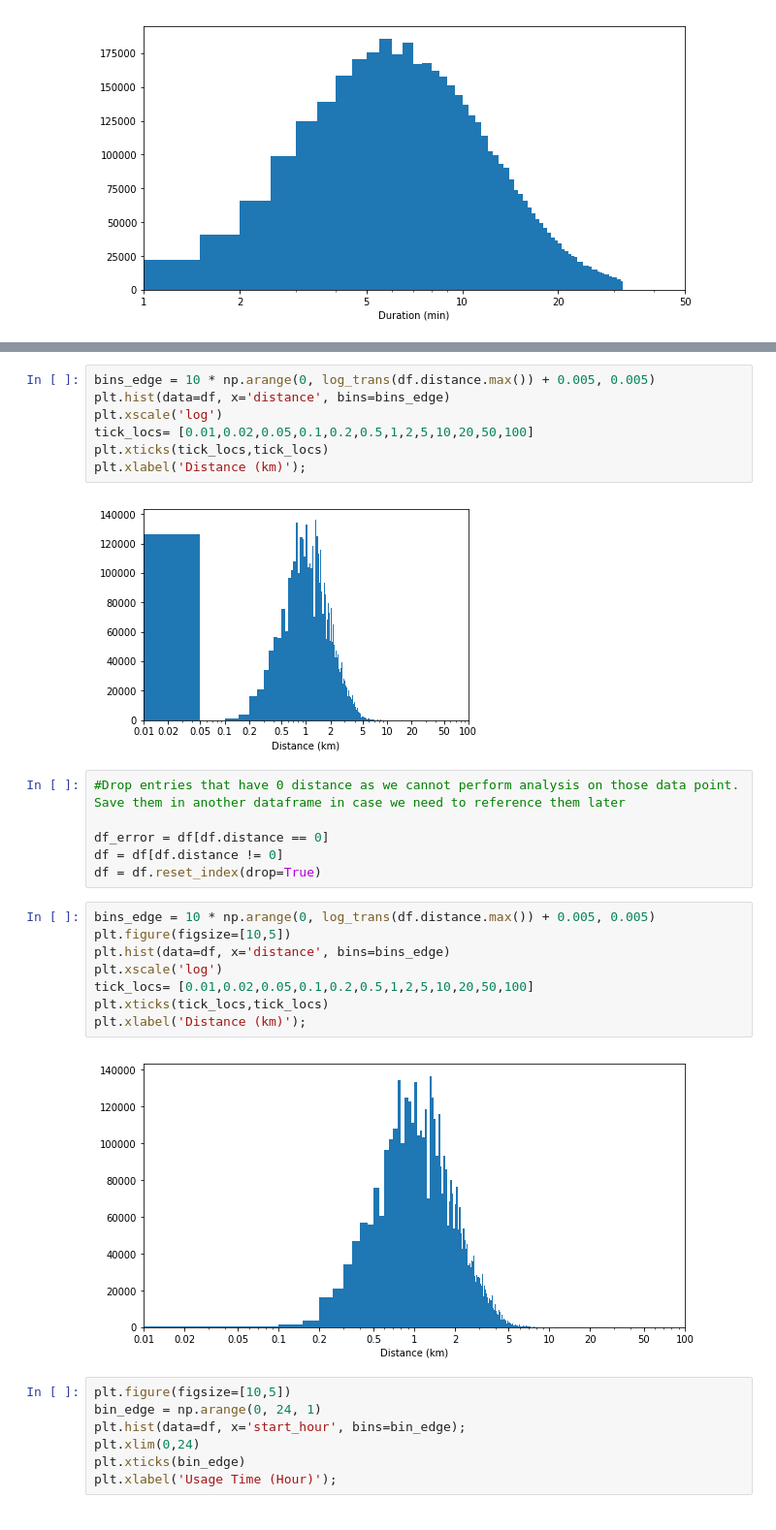
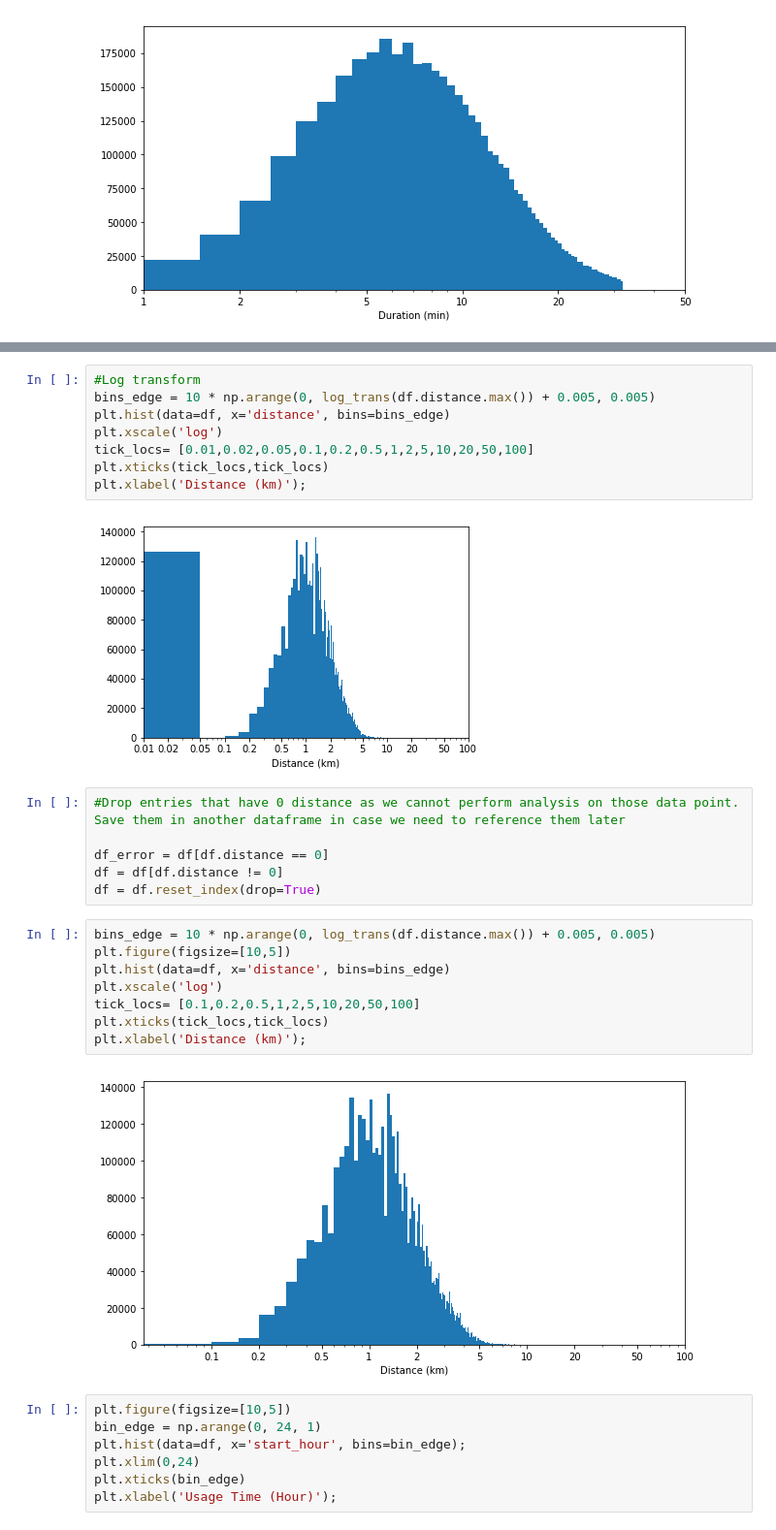
Before and after one commit to sclkan/Lyft-Analysis, a Jupyter notebook: lyft_baywheels_analysis.ipynb, the cells around one changed output, grey strips where cells are left out. Shown at 97% size. Saved outputs shown, nothing was run; the diff lists cells and outputs as text.

```diff
--- a/lyft_baywheels_analysis.ipynb
+++ b/lyft_baywheels_analysis.ipynb
@@ -330,6 +350,7 @@ plt.xlabel('Distance (km)');
 # %% [output]
 [figure]
 # %%
+#Log transform
 bins_edge = 10 * np.arange(0, log_trans(df.distance.max()) + 0.005, 0.005)
 plt.hist(data=df, x='distance', bins=bins_edge)
 plt.xscale('log')
@@ -347,13 +368,13 @@ df = df.reset_index(drop=True)
 # %%
 bins_edge = 10 * np.arange(0, log_trans(df.distance.max()) + 0.005, 0.005)
 plt.figure(figsize=[10,5])
 plt.hist(data=df, x='distance', bins=bins_edge)
 plt.xscale('log')
-tick_locs= [0.01,0.02,0.05,0.1,0.2,0.5,1,2,5,10,20,50,100]
+tick_locs= [0.1,0.2,0.5,1,2,5,10,20,50,100]
 plt.xticks(tick_locs,tick_locs)
 plt.xlabel('Distance (km)');
 # %% [output]
-[figure, old version]
+[figure, new version]
 # %%
 plt.figure(figsize=[10,5])
 bin_edge = np.arange(0, 24, 1)
```
Also changed, not shown: parts of 16 cells of this notebook.
